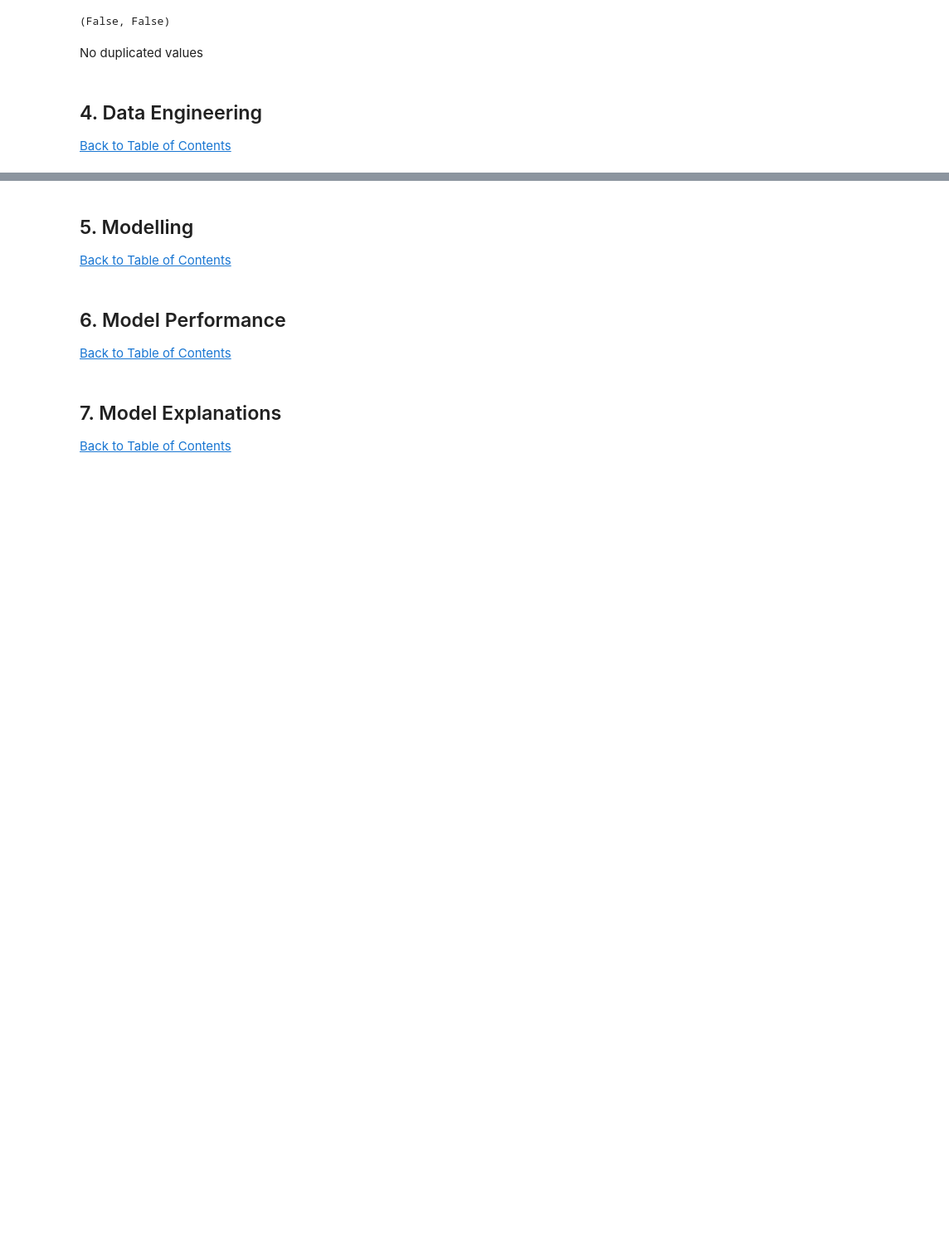
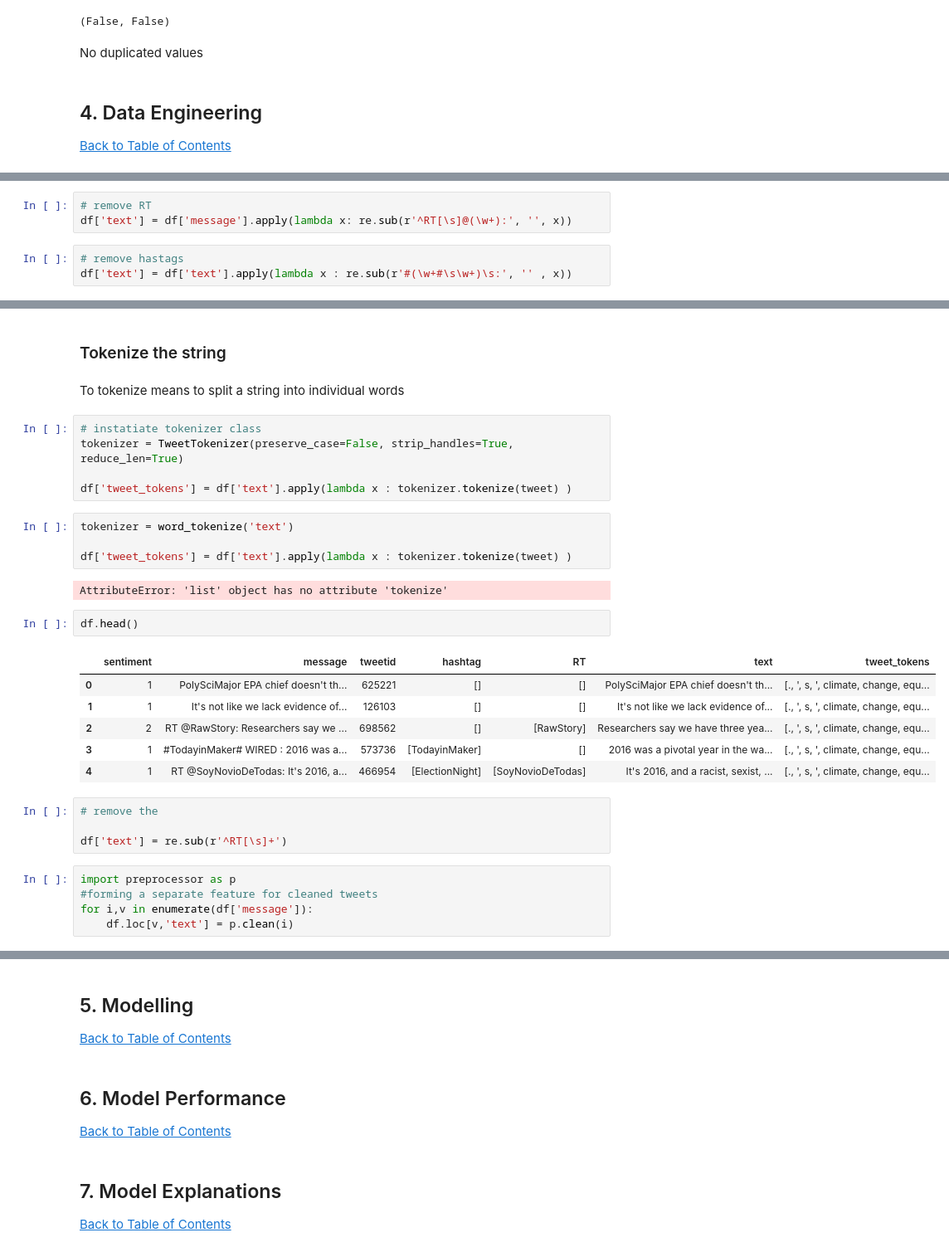
Before and after one commit to McMunashe/classification-predict-streamlit-template, a Jupyter notebook: Advanced Classification Predict .ipynb, the cells around one changed output, grey strips where cells are left out. Shown at 83% size. Saved outputs shown, nothing was run; the diff lists cells and outputs as text; blank space fills up the shorter version.

```diff
--- a/Advanced Classification Predict .ipynb
+++ b/Advanced Classification Predict .ipynb
@@ -114,0 +163,6 @@ No duplicated values
+# %%
+# remove RT
+df['text'] = df['message'].apply(lambda x: re.sub(r'^RT[\s]@(\w+):', '', x))
+# %%
+# remove hastags
+df['text'] = df['text'].apply(lambda x : re.sub(r'#(\w+#\s\w+)\s:', '' , x))
@@ -114,0 +178,33 @@ No duplicated values
+# %% [markdown]
+### Tokenize the string
+# %% [markdown]
+To tokenize means to split a string into individual words
+# %%
+# instatiate tokenizer class
+tokenizer = TweetTokenizer(preserve_case=False, strip_handles=True, reduce_len=True)
+
+df['tweet_tokens'] = df['text'].apply(lambda x : tokenizer.tokenize(tweet) )
+# %%
+tokenizer = word_tokenize('text')
+
+df['tweet_tokens'] = df['text'].apply(lambda x : tokenizer.tokenize(tweet) )
+# %% [output]
+AttributeError: 'list' object has no attribute 'tokenize'
+# %%
+df.head()
+# %% [output]
+|  | sentiment | message | tweetid | hashtag | RT | text | tweet_tokens |
+| 0 | 1 | PolySciMajor EPA chief doesn't th... | 625221 | [] | [] | PolySciMajor EPA chief doesn't th... | [., ', s, ', climate, change, equ... |
+| 1 | 1 | It's not like we lack evidence of... | 126103 | [] | [] | It's not like we lack evidence of... | [., ', s, ', climate, change, equ... |
+| 2 | 2 | RT @RawStory: Researchers say we ... | 698562 | [] | [RawStory] | Researchers say we have three yea... | [., ', s, ', climate, change, equ... |
+| 3 | 1 | #TodayinMaker# WIRED : 2016 was a... | 573736 | [TodayinMaker] | [] | 2016 was a pivotal year in the wa... | [., ', s, ', climate, change, equ... |
+| 4 | 1 | RT @SoyNovioDeTodas: It's 2016, a... | 466954 | [ElectionNight] | [SoyNovioDeTodas] | It's 2016, and a racist, sexist, ... | [., ', s, ', climate, change, equ... |
+# %%
+# remove the
+
+df['text'] = re.sub(r'^RT[\s]+')
+# %%
+import preprocessor as p
+#forming a separate feature for cleaned tweets
+for i,v in enumerate(df['message']):
+    df.loc[v,'text'] = p.clean(i)
```
Also changed, not shown: parts of 10 cells of this notebook.
